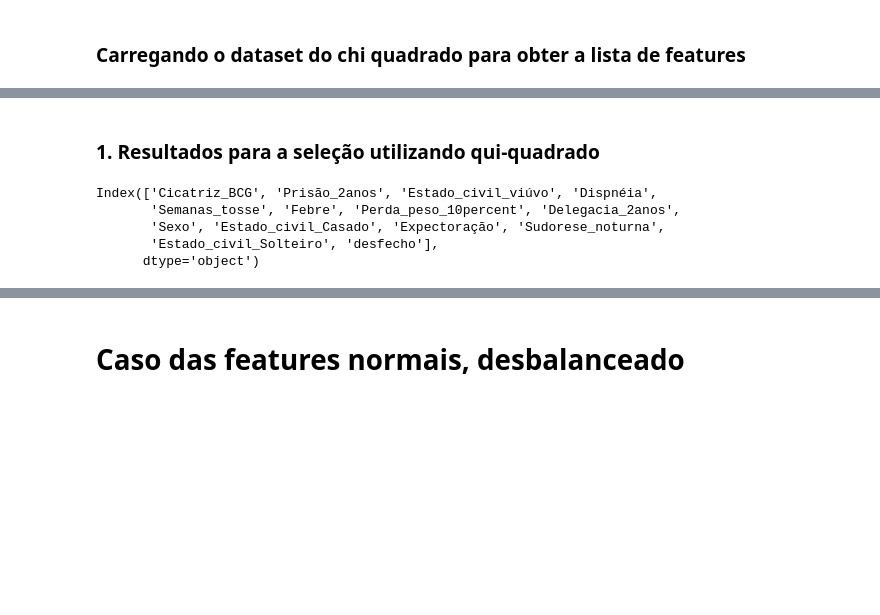
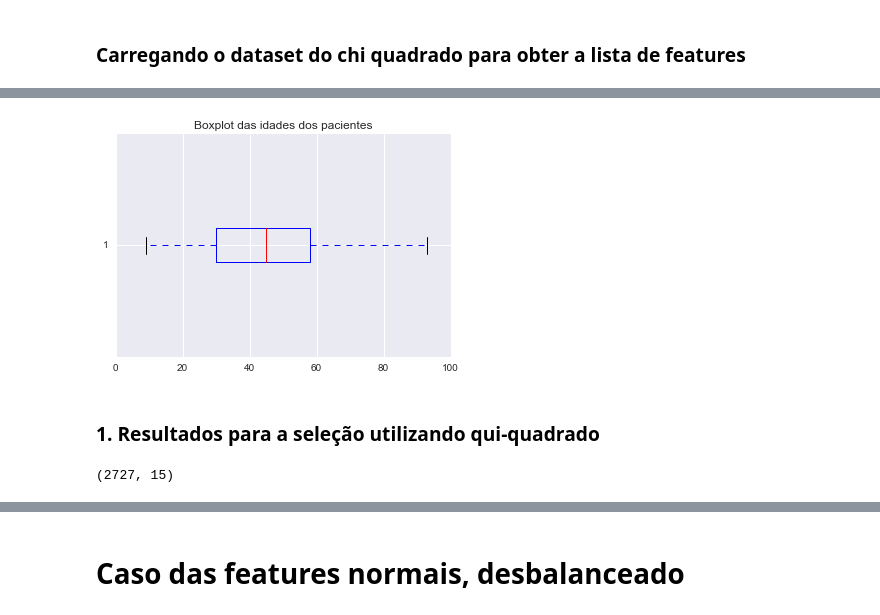
Before and after one commit to michelmf/projeto_tb, a Jupyter notebook: Desenvolvimento/Teste de Modelos/Naive Bayes.ipynb, the cells around one changed output, grey strips where cells are left out. Cells and saved outputs as stored; diff of their text form; code cells hidden in the pictures; blank space fills up the shorter version.

```diff
--- a/Desenvolvimento/Teste de Modelos/Naive Bayes.ipynb
+++ b/Desenvolvimento/Teste de Modelos/Naive Bayes.ipynb
@@ -29,12 +82,15 @@ full   = pd.read_csv('../../Dados/one-hot-full-chi2.csv')
+# %%
+plt.title('Boxplot das idades dos pacientes',)
+plt.boxplot(normal.Idade.values,vert=False)
+
+plt.show()
+# %% [output]
+[figure, added]
 # %% [markdown]
 ### 1. Resultados para a seleção utilizando qui-quadrado
 # %%
-normal.columns
+normal.shape
 # %% [output]
-Index(['Cicatriz_BCG', 'Prisão_2anos', 'Estado_civil_viúvo', 'Dispnéia',
-       'Semanas_tosse', 'Febre', 'Perda_peso_10percent', 'Delegacia_2anos',
-       'Sexo', 'Estado_civil_Casado', 'Expectoração', 'Sudorese_noturna',
-       'Estado_civil_Solteiro', 'desfecho'],
-      dtype='object')
+(2727, 15)
 # %%
 full.columns
```
Also changed, not shown: parts of 11 cells of this notebook, 17 other files.
